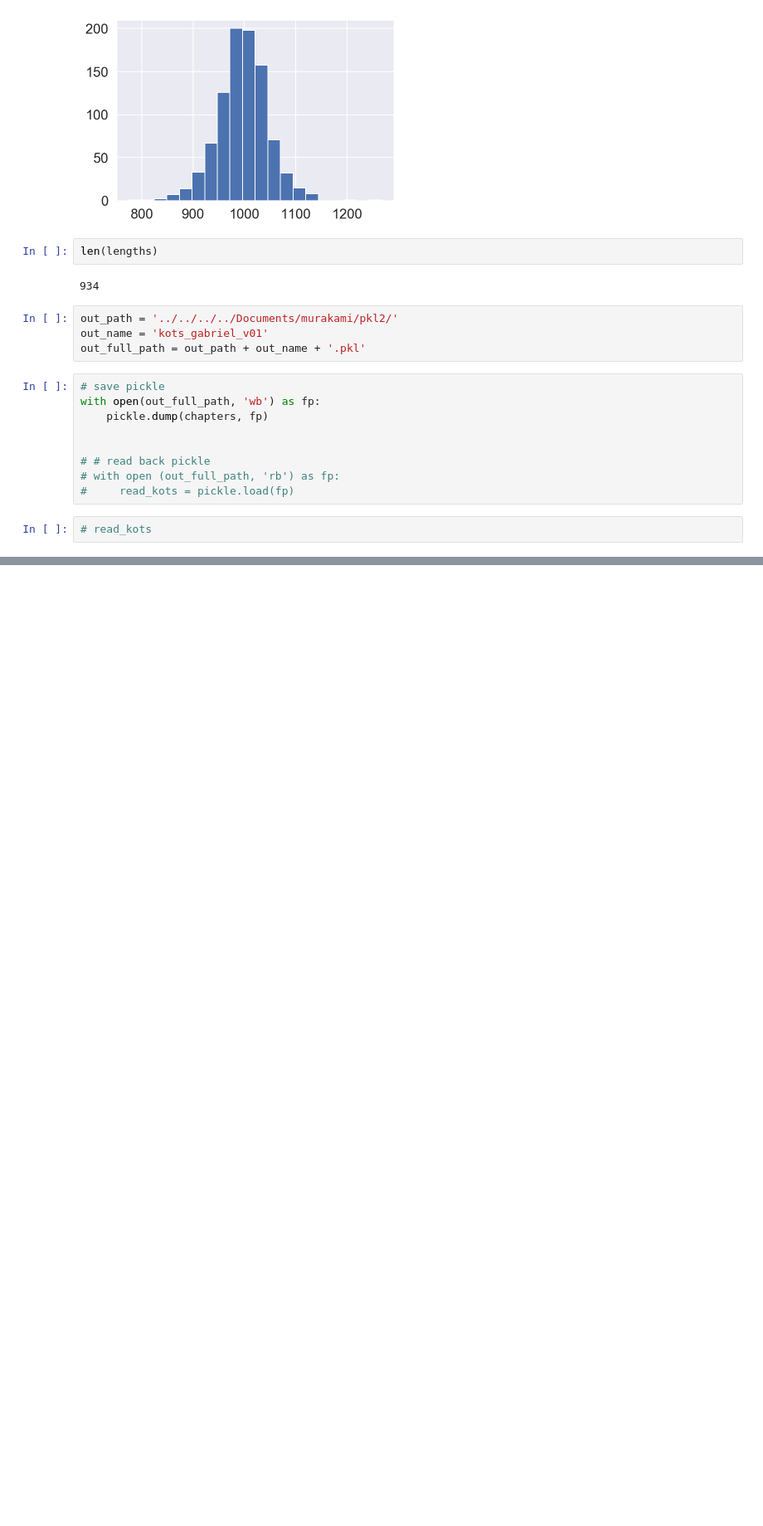
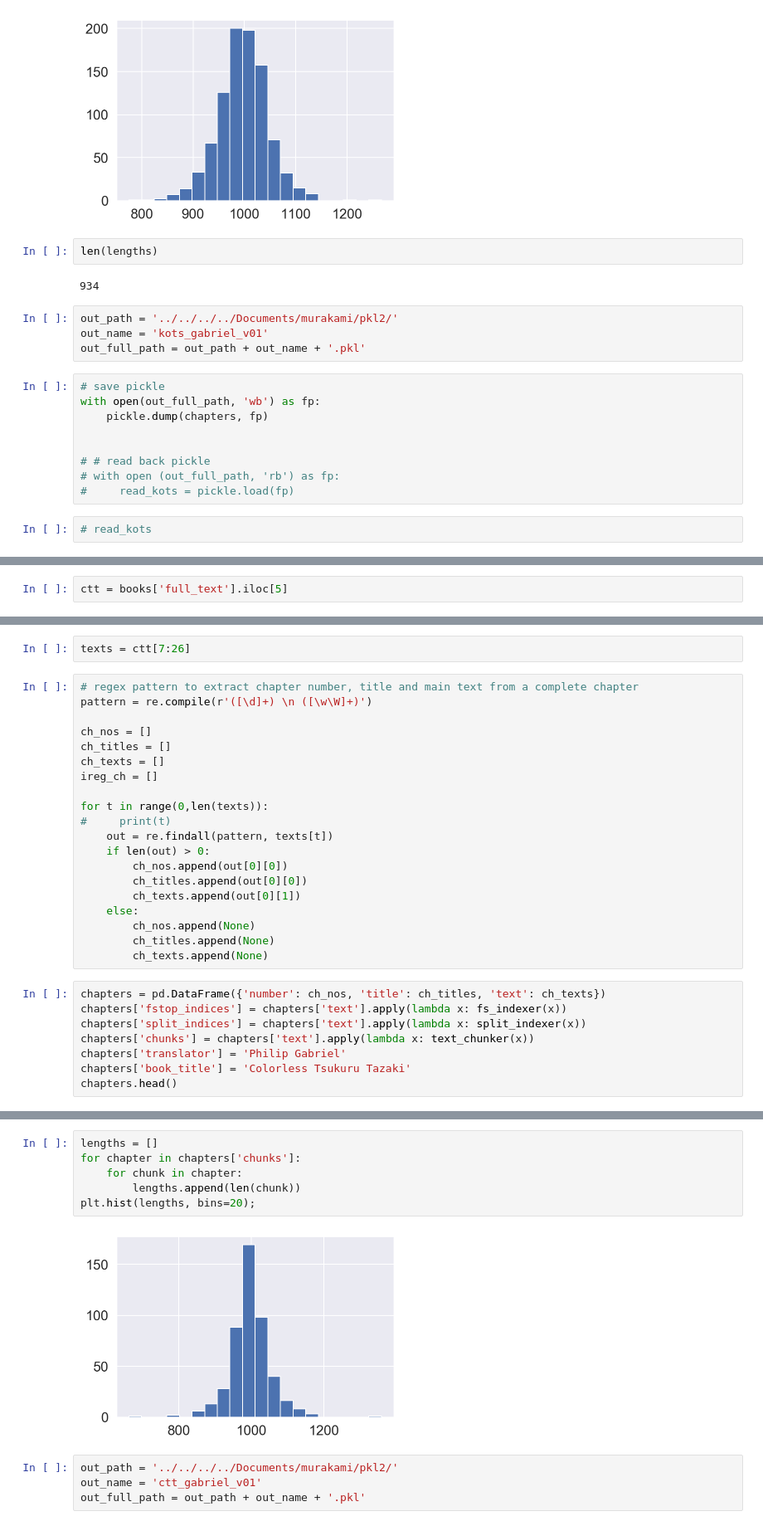
Before and after one commit to steven-mcdonald/murakami_translators, a Jupyter notebook: notebooks/02a_text_prep_v01.ipynb, the cells around one changed output, grey strips where cells are left out. Shown: that part at 83% size. Saved outputs shown, nothing was run; the diff lists cells and outputs as text; blank space fills up the shorter version.

Commit message:
further tidying of text prep

```diff
--- a/notebooks/02a_text_prep_v01.ipynb
+++ b/notebooks/02a_text_prep_v01.ipynb
@@ -466,0 +448,2 @@ with open(out_full_path, 'wb') as fp:
+# %%
+ctt = books['full_text'].iloc[5]
@@ -466,0 +458,30 @@ with open(out_full_path, 'wb') as fp:
+# %%
+texts = ctt[7:26]
+# %%
+# regex pattern to extract chapter number, title and main text from a complete chapter
+pattern = re.compile(r'([\d]+) \n ([\w\W]+)')
+
+ch_nos = []
+ch_titles = []
+ch_texts = []
+ireg_ch = []
+
+for t in range(0,len(texts)):
+#     print(t)
+    out = re.findall(pattern, texts[t])
+    if len(out) > 0:
+        ch_nos.append(out[0][0])
+        ch_titles.append(out[0][0])
+        ch_texts.append(out[0][1])
+    else:
+        ch_nos.append(None)
+        ch_titles.append(None)
+        ch_texts.append(None)
+# %%
+chapters = pd.DataFrame({'number': ch_nos, 'title': ch_titles, 'text': ch_texts})
+chapters['fstop_indices'] = chapters['text'].apply(lambda x: fs_indexer(x))
+chapters['split_indices'] = chapters['text'].apply(lambda x: split_indexer(x))
+chapters['chunks'] = chapters['text'].apply(lambda x: text_chunker(x))
+chapters['translator'] = 'Philip Gabriel'
+chapters['book_title'] = 'Colorless Tsukuru Tazaki'
+chapters.head()
@@ -466,0 +495,12 @@ with open(out_full_path, 'wb') as fp:
+# %%
+lengths = []
+for chapter in chapters['chunks']:
+    for chunk in chapter:
+        lengths.append(len(chunk))
+plt.hist(lengths, bins=20);
+# %% [output]
+[figure, added]
+# %%
+out_path = '../../../../Documents/murakami/pkl2/'
+out_name = 'ctt_gabriel_v01'
+out_full_path = out_path + out_name + '.pkl'
```
Also changed, not shown: parts of 28 cells of this notebook.
